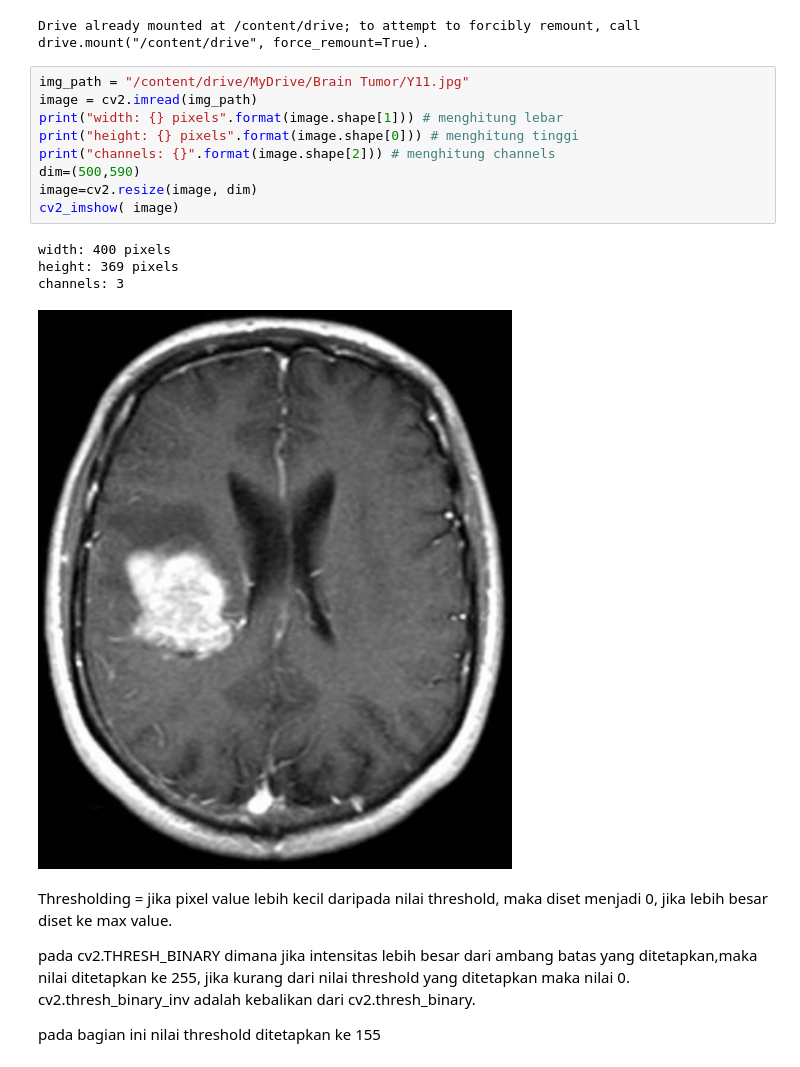
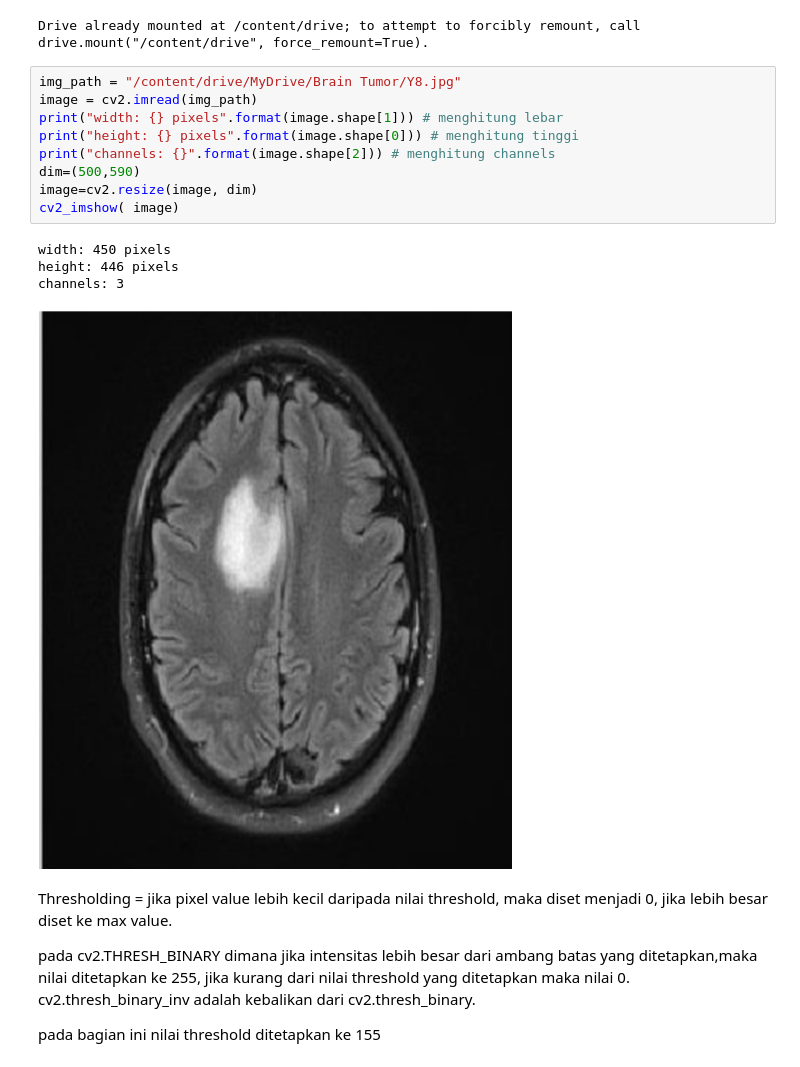
Before and after one commit to fmanid/Tugas-Besar-PCVK-2022, a Jupyter notebook: Tugas_Besar_PCVK_Git.ipynb, the cells around one changed output. Drawn from its saved outputs; the diff is of its cells as text.

Commit message:
Add image

```diff
--- a/Tugas_Besar_PCVK_Git.ipynb
+++ b/Tugas_Besar_PCVK_Git.ipynb
@@ -13,19 +13,19 @@ drive.mount('/content/drive')
 # %% [output]
 Drive already mounted at /content/drive; to attempt to forcibly remount, call drive.mount("/content/drive", force_remount=True).
 # %%
-img_path = "/content/drive/MyDrive/Brain Tumor/Y11.jpg"
+img_path = "/content/drive/MyDrive/Brain Tumor/Y8.jpg"
 image = cv2.imread(img_path)
 print("width: {} pixels".format(image.shape[1])) # menghitung lebar
 print("height: {} pixels".format(image.shape[0])) # menghitung tinggi
 print("channels: {}".format(image.shape[2])) # menghitung channels
 dim=(500,590)
 image=cv2.resize(image, dim)
 cv2_imshow( image)
 # %% [output]
-width: 400 pixels
-height: 369 pixels
+width: 450 pixels
+height: 446 pixels
 channels: 3
-[figure, old version]
+[figure, new version]
 # %% [markdown]
 Thresholding = jika pixel value lebih kecil daripada nilai threshold, maka diset menjadi 0, jika lebih besar diset ke max value.
 
```
Also changed, not shown: parts of 12 cells of this notebook.
